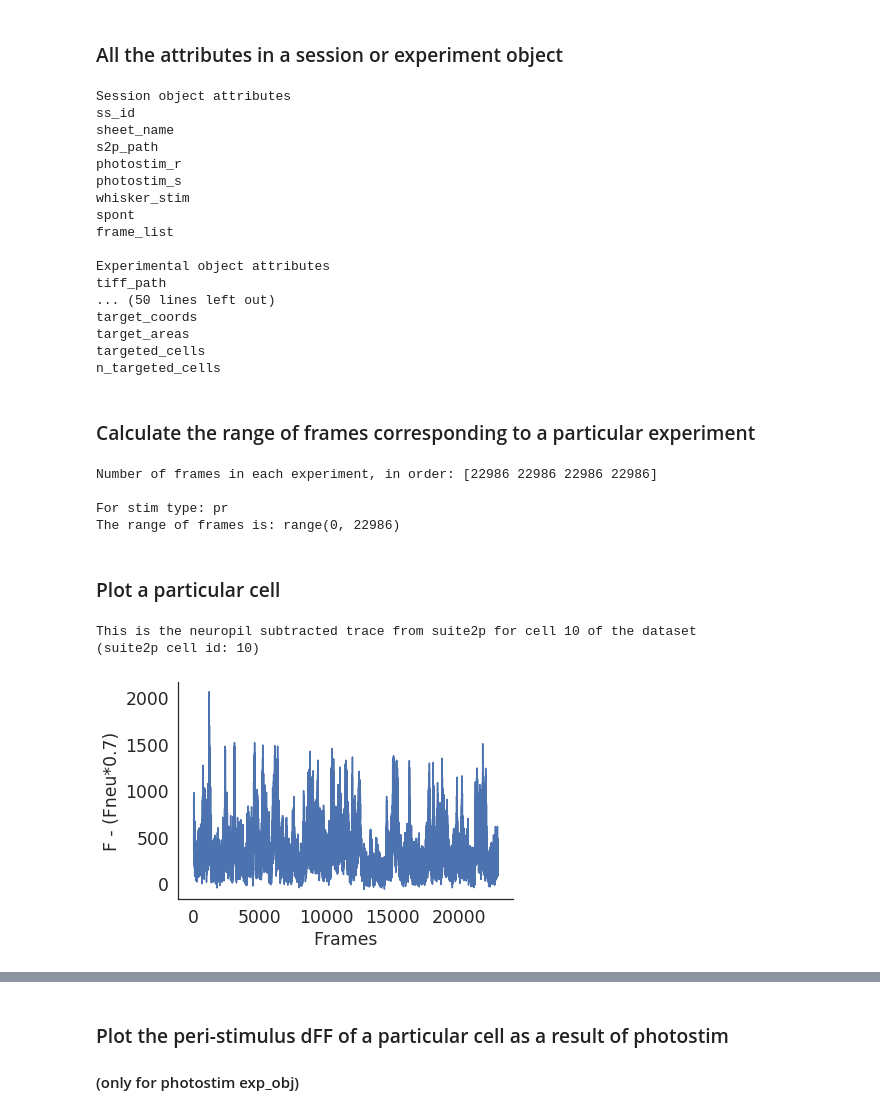
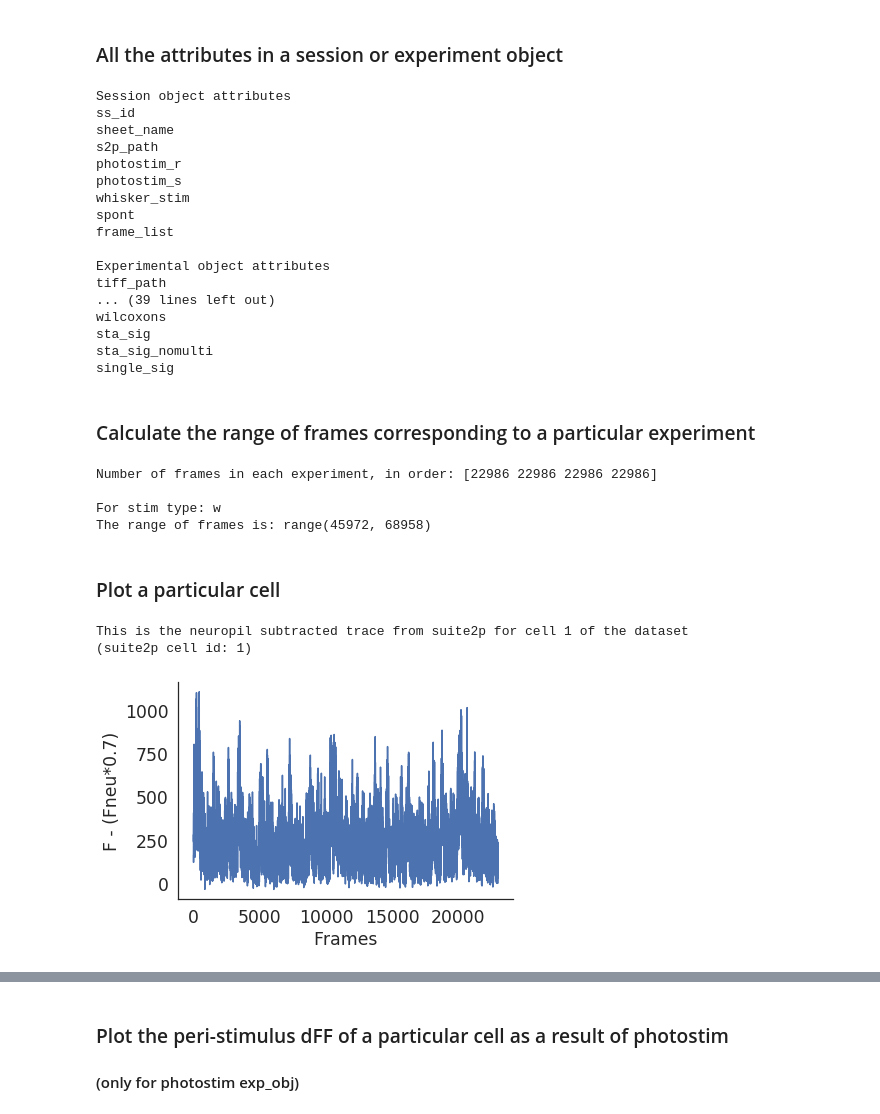
Before and after one commit to Packer-Lab/Vape, a Jupyter notebook: jupyter/how_to_vape_rob.ipynb, the cells around one changed output, grey strips where cells are left out. Saved outputs shown, nothing was run; the diff lists cells and outputs as text; code cells hidden in the pictures.

```diff
--- a/jupyter/how_to_vape_rob.ipynb
+++ b/jupyter/how_to_vape_rob.ipynb
@@ -17,7 +17,7 @@ import copy
 # %% [markdown]
 ### Load a pickled object
 # %%
-data_folder = '/home/rlees/mnt/qnap/pkl_files'
+data_folder = '/home/rlees/mnt/qnap/how_to_vape'
 
 for file in os.listdir(data_folder):
     if '.pkl' in file:
@@ -39,7 +39,7 @@ for key, value in vars(session_obj).items():
 ## photostim_s - photostimulation trials with a different set of targets
 ## whisker_stim - whisker stimulation of a single whisker
 ## spont - spontaneous imaging with no stimulations
-exp_obj = session_obj.photostim_r
+exp_obj = session_obj.whisker_stim
 
 print('\nExperimental object attributes')
 for key, value in vars(exp_obj).items():
@@ -57,11 +57,11 @@ frame_list
 
 Experimental object attributes
 tiff_path
-... (50 lines left out)
-target_coords
-target_areas
-targeted_cells
-n_targeted_cells
+... (39 lines left out)
+wilcoxons
+sta_sig
+sta_sig_nomulti
+single_sig
 # %% [markdown]
 ### Calculate the range of frames corresponding to a particular experiment
 # %%
@@ -73,26 +73,26 @@ print('The range of frames is:', frame_range)
 # %% [output]
 Number of frames in each experiment, in order: [22986 22986 22986 22986]
 
-For stim type: pr
-The range of frames is: range(0, 22986)
+For stim type: w
+The range of frames is: range(45972, 68958)
 # %% [markdown]
 ### Plot a particular cell
 # %%
-cell = 10
+cell = 1
 
 print('This is the neuropil subtracted trace from suite2p for cell', cell,
       'of the dataset \n(suite2p cell id:', exp_obj.cell_id[0][cell],
       end=')')
 
 y = exp_obj.raw[0][cell][frame_range] #raw attribute is a plane x cell x time fluorescence trace
 
 plt.plot(y);
 plt.xlabel('Frames');
 plt.ylabel('F - (Fneu*0.7)');
 # %% [output]
-This is the neuropil subtracted trace from suite2p for cell 10 of the dataset
-(suite2p cell id: 10)
+This is the neuropil subtracted trace from suite2p for cell 1 of the dataset
+(suite2p cell id: 1)
-[figure, old version]
+[figure, new version]
 # %%
 print('Replotting the x-axis as time in seconds')
 
```
Also changed, not shown: parts of 7 cells of this notebook, 2 other files.
